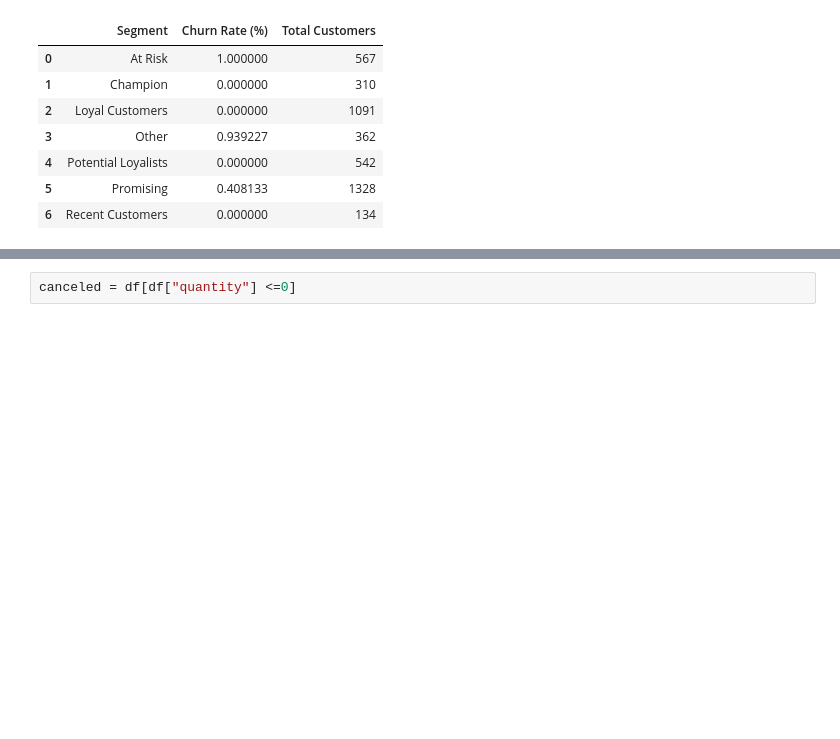
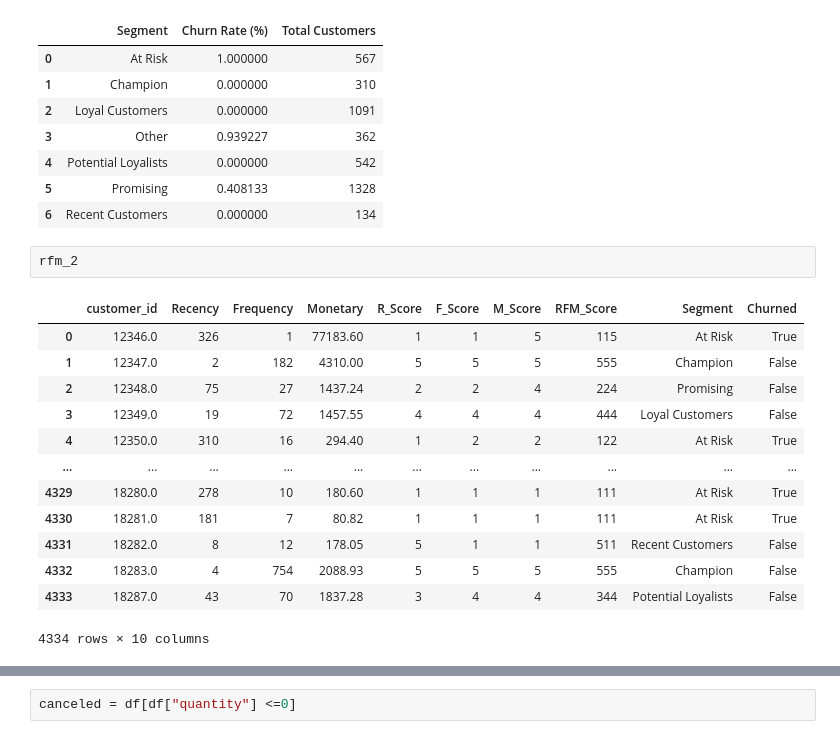
Before and after one commit to joaomvsousa/UK-E-Commerce-Sales-Analysis, a Jupyter notebook: notebook/cleaning.ipynb, the cells around one changed output, grey strips where cells are left out. Drawn from its saved outputs; the diff is of its cells as text; blank space fills up the shorter version.

```diff
--- a/notebook/cleaning.ipynb
+++ b/notebook/cleaning.ipynb
@@ -711,5 +600,21 @@ rfm_segment_churn_rate
 | 4 | Potential Loyalists | 0.000000 | 542 |
 | 5 | Promising | 0.408133 | 1328 |
 | 6 | Recent Customers | 0.000000 | 134 |
+# %%
+rfm_2
+# %% [output]
+|  | customer_id | Recency | Frequency | Monetary | R_Score | F_Score | M_Score | RFM_Score | Segment | Churned |
+| 0 | 12346.0 | 326 | 1 | 77183.60 | 1 | 1 | 5 | 115 | At Risk | True |
+| 1 | 12347.0 | 2 | 182 | 4310.00 | 5 | 5 | 5 | 555 | Champion | False |
+| 2 | 12348.0 | 75 | 27 | 1437.24 | 2 | 2 | 4 | 224 | Promising | False |
+| 3 | 12349.0 | 19 | 72 | 1457.55 | 4 | 4 | 4 | 444 | Loyal Customers | False |
+| 4 | 12350.0 | 310 | 16 | 294.40 | 1 | 2 | 2 | 122 | At Risk | True |
+| ... | ... | ... | ... | ... | ... | ... | ... | ... | ... | ... |
+| 4329 | 18280.0 | 278 | 10 | 180.60 | 1 | 1 | 1 | 111 | At Risk | True |
+| 4330 | 18281.0 | 181 | 7 | 80.82 | 1 | 1 | 1 | 111 | At Risk | True |
+| 4331 | 18282.0 | 8 | 12 | 178.05 | 5 | 1 | 1 | 511 | Recent Customers | False |
+| 4332 | 18283.0 | 4 | 754 | 2088.93 | 5 | 5 | 5 | 555 | Champion | False |
+| 4333 | 18287.0 | 43 | 70 | 1837.28 | 3 | 4 | 4 | 344 | Potential Loyalists | False |
+4334 rows × 10 columns
 # %%
 test = test.drop('CustomerID', axis=1)
```
Also changed, not shown: parts of 32 cells of this notebook, 3 other files.
